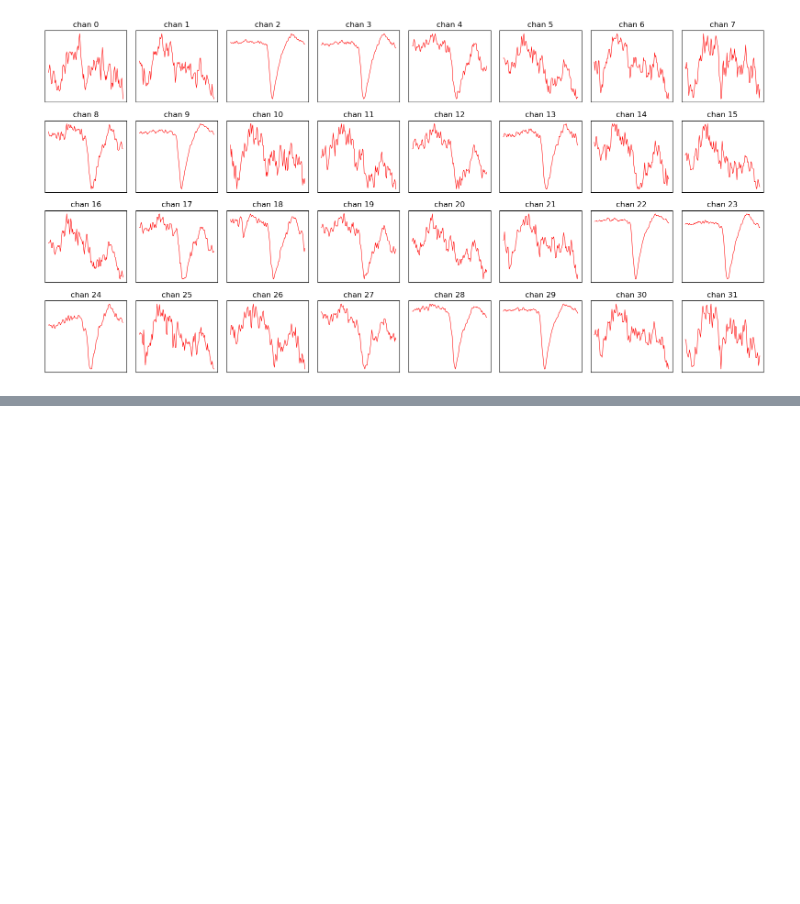
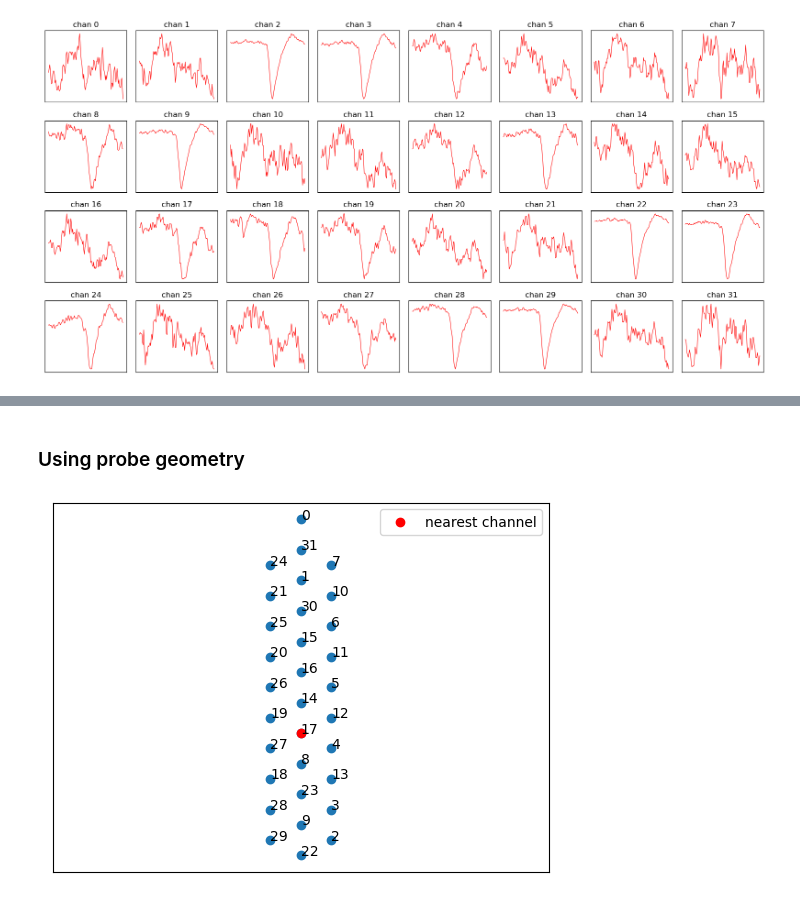
Before and after one commit to dyballa/TempoSort, a Jupyter notebook: data/2016_rat_cortex_Neto_et_al/Analysis-2014_11_13_Pair_3_0.ipynb, the cells around one changed output, grey strips where cells are left out. Cells and saved outputs as stored; diff of their text form; code cells hidden in the pictures; blank space fills up the shorter version.

```diff
--- a/data/2016_rat_cortex_Neto_et_al/Analysis-2014_11_13_Pair_3_0.ipynb
+++ b/data/2016_rat_cortex_Neto_et_al/Analysis-2014_11_13_Pair_3_0.ipynb
@@ -241,0 +248,20 @@ unfiltered extracellular data
+# %% [markdown]
+### Using probe geometry
+# %%
+chan_pos_xy = np.array([[-1]*10 + [0]*12 + [1]*10,
+                        list(range(-2,-12,-1)) + list(np.arange(0,-12,-1) - 0.5) + list(range(-2,-12,-1))]).T
+channels = [24,21,25,20,26,19,27,18,28,29, #left column
+           0,31,1,30,15,16,14,17,8,23,9,22, #middle column
+            7,10,6,11,5,12,4,13,3,2] #right column
+
+for i,chan in enumerate(channels):
+    plt.text(*(chan_pos_xy[i]), str(chan))
+plt.scatter(*chan_pos_xy.T)
+juxta_i = channels.index(Probe_closest_electrode)
+plt.scatter(*chan_pos_xy[juxta_i],c='r',label='nearest channel')
+plt.legend()
+plt.axis('equal')
+plt.xticks([])
+plt.yticks([]);
+# %% [output]
+[figure, added]
```
Also changed, not shown: parts of 5 cells of this notebook, 1 other file.
